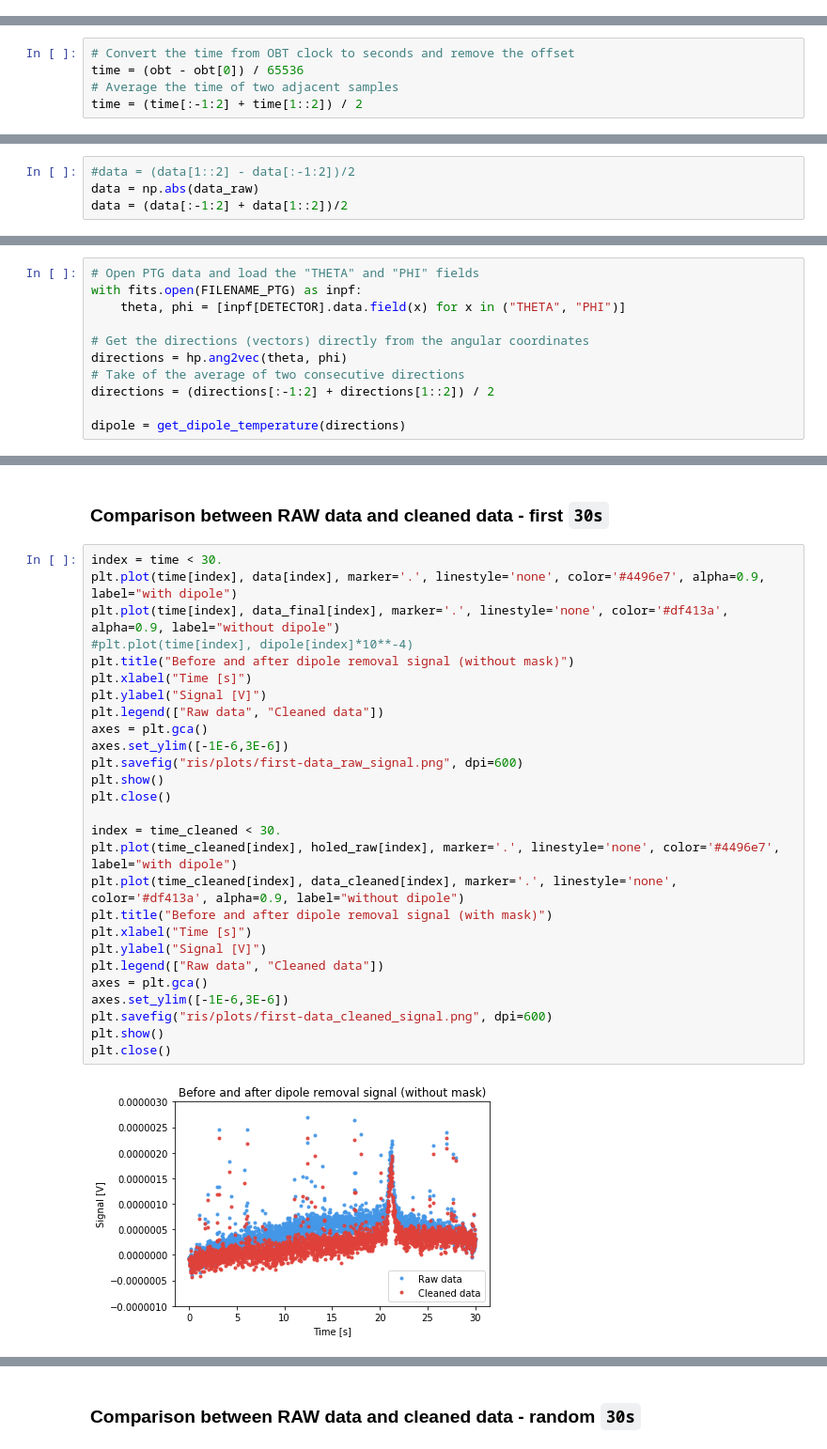
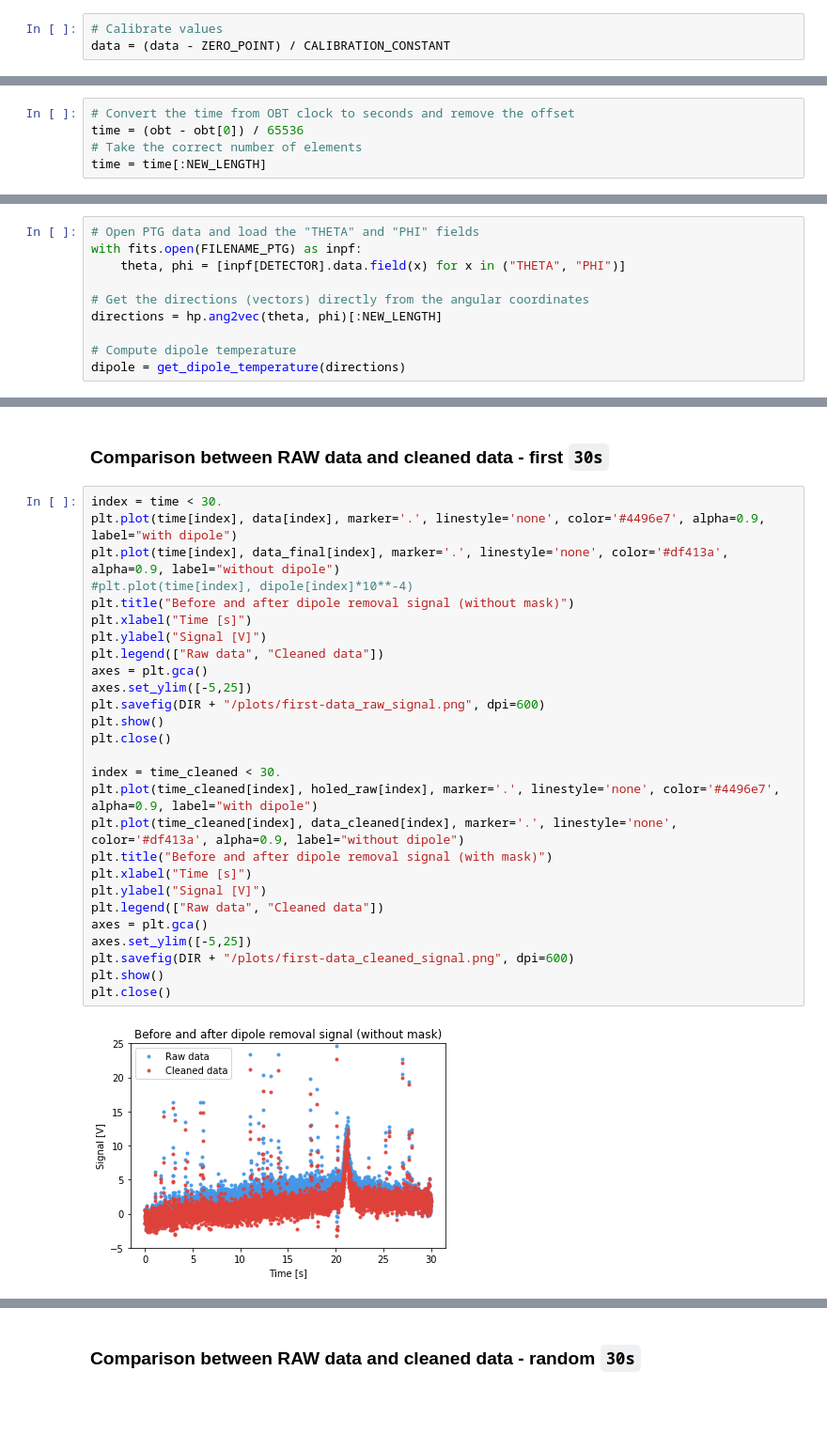
Before and after one commit to Paolo97Gll/bachelor_thesis, a Jupyter notebook: cleaning/clean_data-moving_average.ipynb, the cells around one changed output, grey strips where cells are left out. Shown at 94% size. Saved outputs shown, nothing was run; the diff lists cells and outputs as text; blank space fills up the shorter version.

```diff
--- a/cleaning/clean_data-moving_average.ipynb
+++ b/cleaning/clean_data-moving_average.ipynb
@@ -81,3 +120,6 @@ with fits.open(FILENAME_RAW) as f:
+# %%
+# Calibrate values
+data = (data - ZERO_POINT) / CALIBRATION_CONSTANT
 # %% [markdown]
 #### Time
 
@@ -96,5 +138,5 @@ time = obt
 # %%
 # Convert the time from OBT clock to seconds and remove the offset
 time = (obt - obt[0]) / 65536
-# Average the time of two adjacent samples
-time = (time[:-1:2] + time[1::2]) / 2
+# Take the correct number of elements
+time = time[:NEW_LENGTH]
@@ -105,7 +143,3 @@ Take the average between two consecutive data.
-# %%
-#data = (data[1::2] - data[:-1:2])/2
-data = np.abs(data_raw)
-data = (data[:-1:2] + data[1::2])/2
 # %% [markdown]
 #### Galactic dipole
 
@@ -125,10 +159,9 @@ with fits.open(FILENAME_PTG) as inpf:
     theta, phi = [inpf[DETECTOR].data.field(x) for x in ("THETA", "PHI")]
 
 # Get the directions (vectors) directly from the angular coordinates
-directions = hp.ang2vec(theta, phi)
-# Take of the average of two consecutive directions
-directions = (directions[:-1:2] + directions[1::2]) / 2
+directions = hp.ang2vec(theta, phi)[:NEW_LENGTH]
 
+# Compute dipole temperature
 dipole = get_dipole_temperature(directions)
 # %% [markdown]
 Here an example of the galactic dipole.
@@ -231,29 +265,29 @@ plt.close()
 # %%
 index = time < 30.
 plt.plot(time[index], data[index], marker='.', linestyle='none', color='#4496e7', alpha=0.9, label="with dipole")
 plt.plot(time[index], data_final[index], marker='.', linestyle='none', color='#df413a', alpha=0.9, label="without dipole")
 #plt.plot(time[index], dipole[index]*10**-4)
 plt.title("Before and after dipole removal signal (without mask)")
 plt.xlabel("Time [s]")
 plt.ylabel("Signal [V]")
 plt.legend(["Raw data", "Cleaned data"])
 axes = plt.gca()
-axes.set_ylim([-1E-6,3E-6])
-plt.savefig("ris/plots/first-data_raw_signal.png", dpi=600)
+axes.set_ylim([-5,25])
+plt.savefig(DIR + "/plots/first-data_raw_signal.png", dpi=600)
 plt.show()
 plt.close()
 
 index = time_cleaned < 30.
-plt.plot(time_cleaned[index], holed_raw[index], marker='.', linestyle='none', color='#4496e7', label="with dipole")
+plt.plot(time_cleaned[index], holed_raw[index], marker='.', linestyle='none', color='#4496e7',  alpha=0.9, label="with dipole")
 plt.plot(time_cleaned[index], data_cleaned[index], marker='.', linestyle='none', color='#df413a', alpha=0.9, label="without dipole")
 plt.title("Before and after dipole removal signal (with mask)")
 plt.xlabel("Time [s]")
 plt.ylabel("Signal [V]")
 plt.legend(["Raw data", "Cleaned data"])
 axes = plt.gca()
-axes.set_ylim([-1E-6,3E-6])
-plt.savefig("ris/plots/first-data_cleaned_signal.png", dpi=600)
+axes.set_ylim([-5,25])
+plt.savefig(DIR + "/plots/first-data_cleaned_signal.png", dpi=600)
 plt.show()
 plt.close()
 # %% [output]
-[figure, old version]
+[figure, new version]
```
Also changed, not shown: parts of 17 cells of this notebook.
